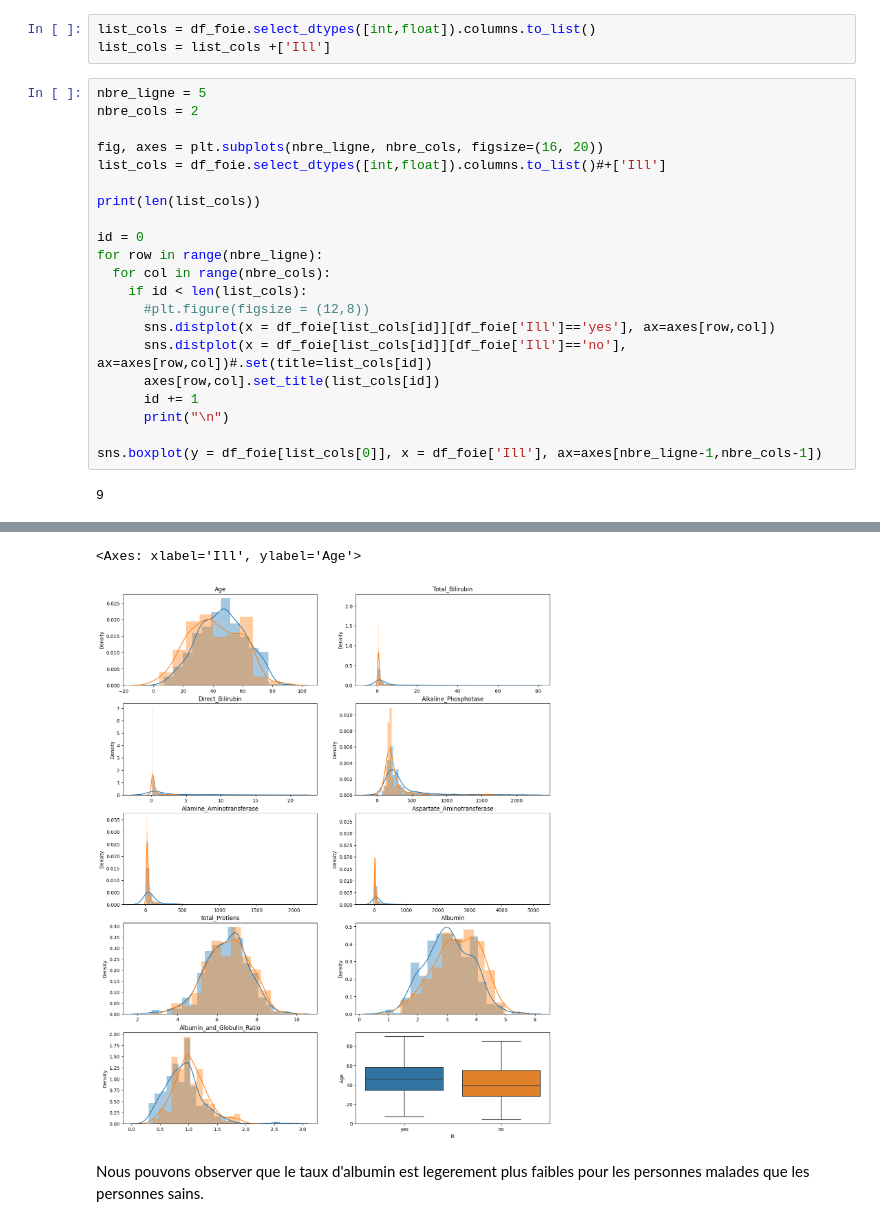
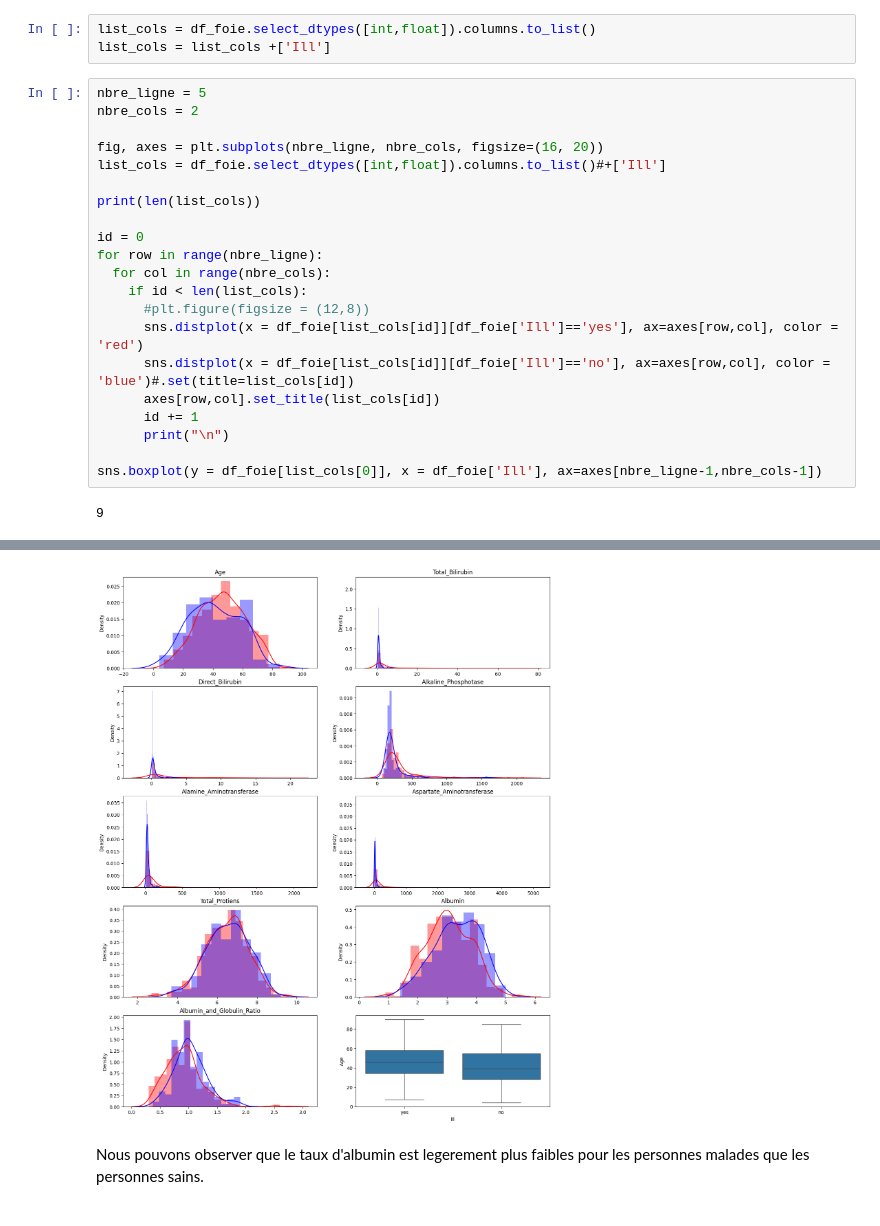
Before and after one commit to GITGENome/foie, a Jupyter notebook: Etude_maladie_foie.ipynb, the cells around one changed output, grey strips where cells are left out. Drawn from its saved outputs; the diff is of its cells as text.

```diff
--- a/Etude_maladie_foie.ipynb
+++ b/Etude_maladie_foie.ipynb
@@ -195,8 +203,8 @@ for row in range(nbre_ligne):
   for col in range(nbre_cols):
     if id < len(list_cols):
       #plt.figure(figsize = (12,8))
-      sns.distplot(x = df_foie[list_cols[id]][df_foie['Ill']=='yes'], ax=axes[row,col])
-      sns.distplot(x = df_foie[list_cols[id]][df_foie['Ill']=='no'], ax=axes[row,col])#.set(title=list_cols[id])
+      sns.distplot(x = df_foie[list_cols[id]][df_foie['Ill']=='yes'], ax=axes[row,col], color = 'red')
+      sns.distplot(x = df_foie[list_cols[id]][df_foie['Ill']=='no'], ax=axes[row,col], color = 'blue')#.set(title=list_cols[id])
       axes[row,col].set_title(list_cols[id])
       id += 1
       print("\n")
@@ -366,5 +216,4 @@ https://gist.github.com/mwaskom/de44147ed2974457ad6372750bbe5751
-<Axes: xlabel='Ill', ylabel='Age'>
-[figure, old version]
+[figure, new version]
 # %% [markdown]
 Nous pouvons observer que le taux d'albumin est legerement plus faibles pour les personnes malades que les personnes sains.
 # %%
```
Also changed, not shown: parts of 55 cells of this notebook.
